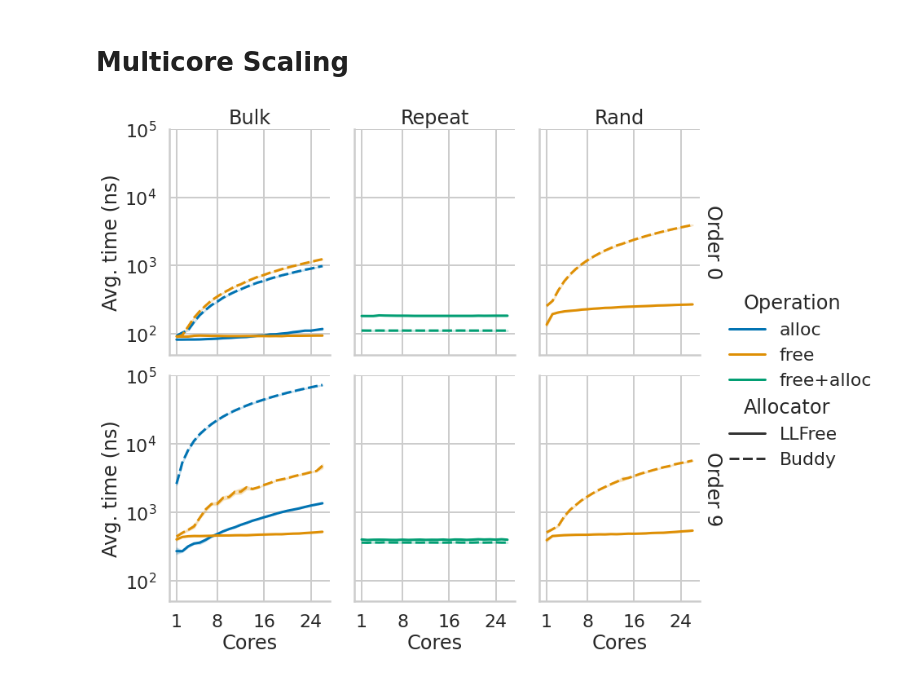
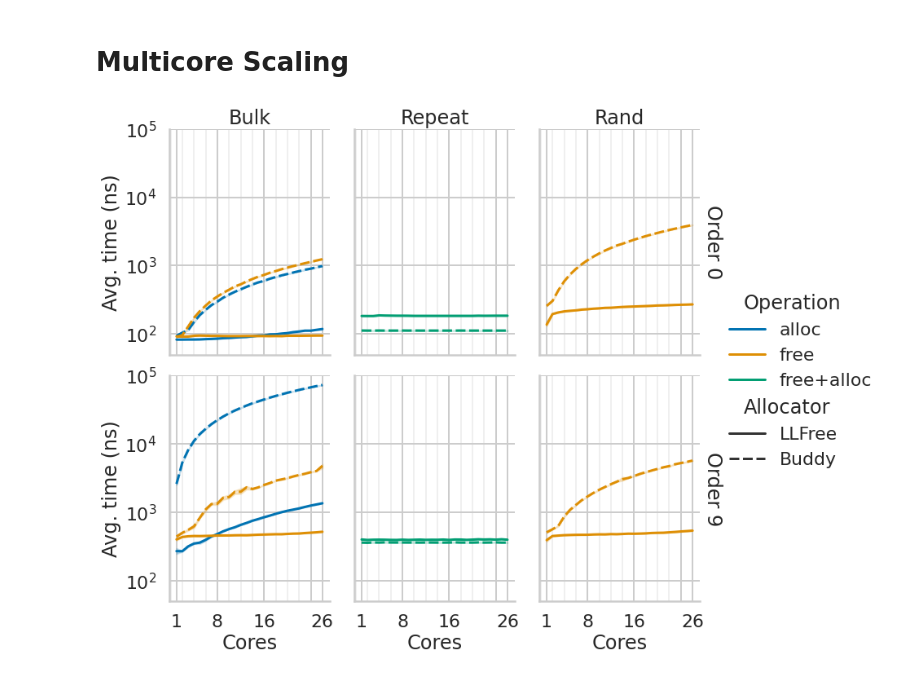
Before and after one commit to luhsra/llfree-bench, a Jupyter notebook: module.ipynb, the cells around one changed output. Saved outputs shown, nothing was run; the diff lists cells and outputs as text; code cells hidden in the pictures.

```diff
--- a/module.ipynb
+++ b/module.ipynb
@@ -57,18 +58,23 @@ pgd = data_bu.melt(
     value_vars=["alloc", "free"], value_name="time", var_name="Operation")
 
 with sns.plotting_context("poster"):
-    g = sns.FacetGrid(data=pgd, col="order", aspect=0.9, height=5, sharey=False)
+    g = sns.FacetGrid(data=pgd, col="order", aspect=1.1, height=5, sharey=False)
     g.map_dataframe(sns.lineplot, x="cores", y="time",
                     hue="Operation", style="Operation")
 
     g.add_legend(adjust_subtitles=True)
     g.legend.set_title("Operation")
-    g.set(xticks=[1, 8, 16, 24])
+
+    g.set(xticks=[1, 8, 16, 24, 26])
+    for ax in g.axes_dict.values():
+        ax.set_xticks(list(range(0, 27, 2)), minor=True)
+        ax.grid(which="minor", alpha=0.3)
+    g.set(xticklabels=[1, 8, 16, "", 26])
+
     g.set(ylim=(0, None))
     g.set(ylabel="Avg. time (ns)")
     g.set(xlabel="Threads")
     g.set_titles("Order {col_name}")
-    # g.figure.subplots_adjust(wspace=0.6)
-    g.axes_dict[9].set(ylabel="")
+    g.axes_dict[9].set_ylabel("")
     g.savefig("out/buddy_threads.pdf")
 # %% [output]
@@ -108,29 +114,36 @@ save_dref("module_o", ["Allocator", "bench", "order", "Operation"], pgd)
 # %%
 data_ll = read_all_bench(ll_c, [0, 9])
 data_ll["Allocator"] = "LLFree"
 data_bu = read_all_bench(bu_c, [0, 9])
 data_bu["Allocator"] = "Buddy"
 
 data_c = pd.concat([data_ll, data_bu], ignore_index=True)
 pgd = data_c.melt(
     id_vars=["bench", "order", "cores", "Allocator"],
     value_vars=["alloc", "free", "free+alloc"], value_name="time", var_name="Operation")
 
 with sns.plotting_context("poster"):
     g = sns.FacetGrid(data=pgd, row="order", col="bench",
                       height=5, aspect=0.8, margin_titles=True, )
     g.map_dataframe(sns.lineplot, x="cores", y="time",
                     style="Allocator", hue="Operation")
     g.add_legend(adjust_subtitles=True)
-    g.set(xticks=[1, 8, 16, 24])
+
     g.set(ylim=(50, 10**5))
     g.set(yscale="log")
+    g.set(xticks=[1, 8, 16, 24, 26])
+    for ax in g.axes_dict.values():
+        ax.set_xticks(list(range(0, 27, 2)), minor=True)
+        ax.set_yticks([], minor=True)
+        ax.grid(which="minor", alpha=0.3)
+    g.set(xticklabels=[1, 8, 16, "", 26])
+
     g.set(ylabel="Avg. time (ns)")
     g.set(xlabel="Cores")
     g.set_titles(col_template="{col_name}", row_template="Order {row_name}")
     g.savefig("out/module_c.pdf")
 
 
 save_dref("module_c", ["Allocator", "bench", "order", "cores", "Operation"], pgd)
 # %% [output]
-[figure, old version]
+[figure, new version]
```
Also changed, not shown: parts of 2 cells of this notebook, 7 other files.
